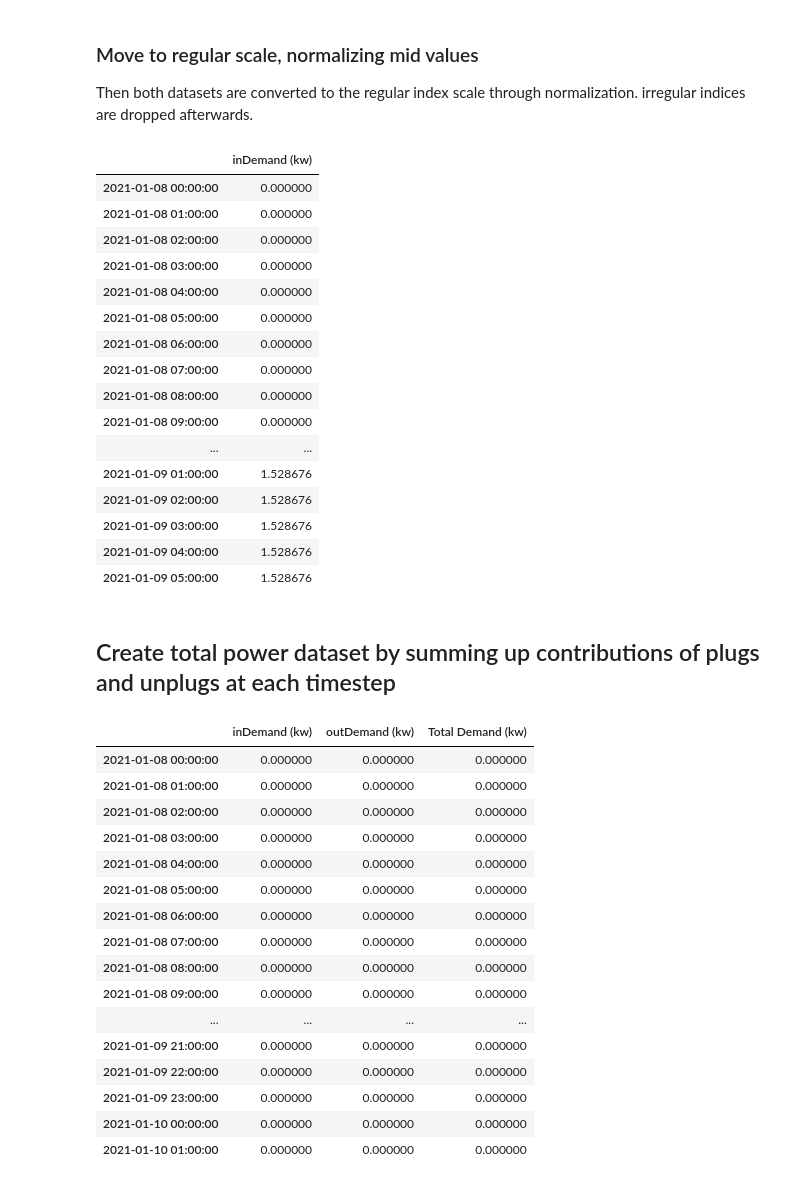
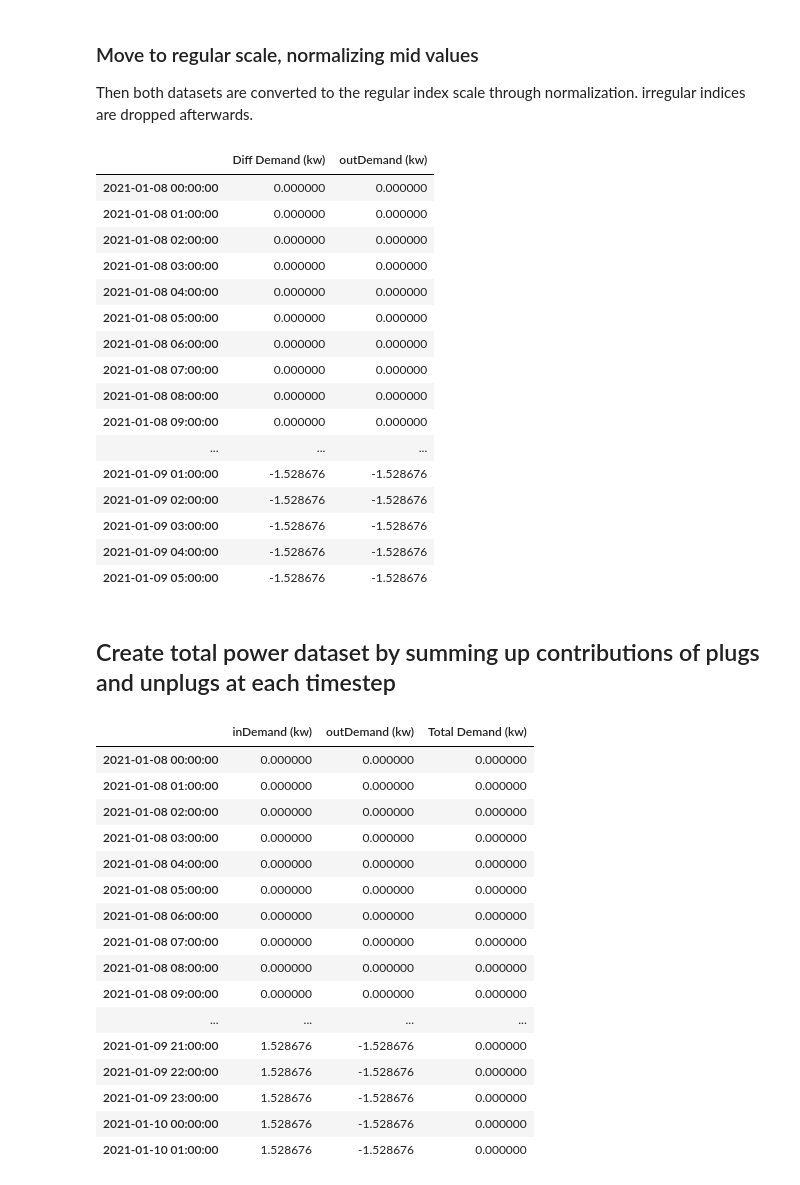
Before and after one commit to I-NERGY/DeepTSF, a Jupyter notebook: PILOT5_HERON/etl.ipynb, the cells around one changed output. Saved outputs shown, nothing was run; the diff lists cells and outputs as text; code cells hidden in the pictures.

Commit message:
- ETL step for creation of regular demand tseries
Former-commit-id: 930a1b3cfdc23363dd03ae196db0699d6900bd5c

```diff
--- a/PILOT5_HERON/etl.ipynb
+++ b/PILOT5_HERON/etl.ipynb
@@ -8,7 +8,7 @@ import numpy as np
 series_csv = "../../HERON/20210101_to_20211014/EVB-P1941076_Heron_Parking.csv"
 # series_csv = "../../HERON/20210101_to_20211014/EVB-P1941076_Heron_Parking.csv"
 # Choose output file frequency / resolution in minutes
-resolution = 60
+resolution = 15
 
 # Output name
 output_csv = f"{series_csv.split('/')[-1].split('.')[0]}_mean_demand_20210102_to_20211013_{str(resolution)+'min'}.csv"
@@ -158,40 +158,44 @@ Then both datasets are converted to the regular index scale through normalizatio
 # %%
 # in
 for index, row in plug_aligned.iterrows():
-    if index.minute != 0:  # track irregular indices
+    if index.minute % resolution == 0:  # track irregular indices
         location = plug_aligned.index.get_loc(index)  # keep location as int
         # calculate normalized value proportionally
-        normalized_value = plug_aligned.loc[index] * (1- index.minute / resolution)
+        normalized_value = plug_aligned.loc[index]["inDemand (kw)"] - \
+            plug_aligned.loc[index]["Diff Demand (kw)"] * (1 - index.minute / resolution)
         plug_aligned.drop(index, inplace=True)  # drop irregular index
         # assign normalized value to the previous regular index
         plug_aligned.iloc[location-1] = normalized_value
 
 # out
 for index, row in unplug_aligned.iterrows():
-    if index.minute != 0:  # track irregular indices
+    if index.minute % resolution == 0:  # track irregular indices
         location = unplug_aligned.index.get_loc(index)  # keep location as int
         # calculate normalized value proportionally
-        normalized_value = unplug_aligned.loc[index] * (1 + index.minute / resolution)
-        normalized_value = - plug_aligned.loc[index]
+        # normalized_value = unplug_aligned.loc[index] * (index.minute / resolution)
+        normalized_value = unplug_aligned.loc[index]["outDemand (kw)"] - \
+            unplug_aligned.loc[index]["Diff Demand (kw)"] * (index.minute / resolution)
+        # normalized_value = - plug_aligned.loc[plug_aligned.index[location-1]]
         unplug_aligned.drop(index, inplace=True)  # drop irregular index
         # assign normalized value to the previous regular index
         unplug_aligned.iloc[location-1] = normalized_value
-plug_aligned.head(30)
+
+unplug_aligned.head(30)
 # %% [output]
-|  | inDemand (kw) |
-| 2021-01-08 00:00:00 | 0.000000 |
-| 2021-01-08 01:00:00 | 0.000000 |
-| 2021-01-08 02:00:00 | 0.000000 |
-| 2021-01-08 03:00:00 | 0.000000 |
-| 2021-01-08 04:00:00 | 0.000000 |
-| 2021-01-08 05:00:00 | 0.000000 |
-| 2021-01-08 06:00:00 | 0.000000 |
-| 2021-01-08 07:00:00 | 0.000000 |
-| 2021-01-08 08:00:00 | 0.000000 |
-| 2021-01-08 09:00:00 | 0.000000 |
-| ... | ... |
-| 2021-01-09 01:00:00 | 1.528676 |
-| 2021-01-09 02:00:00 | 1.528676 |
-| 2021-01-09 03:00:00 | 1.528676 |
-| 2021-01-09 04:00:00 | 1.528676 |
-| 2021-01-09 05:00:00 | 1.528676 |
+|  | Diff Demand (kw) | outDemand (kw) |
+| 2021-01-08 00:00:00 | 0.000000 | 0.000000 |
+| 2021-01-08 01:00:00 | 0.000000 | 0.000000 |
+| 2021-01-08 02:00:00 | 0.000000 | 0.000000 |
+| 2021-01-08 03:00:00 | 0.000000 | 0.000000 |
+| 2021-01-08 04:00:00 | 0.000000 | 0.000000 |
+| 2021-01-08 05:00:00 | 0.000000 | 0.000000 |
+| 2021-01-08 06:00:00 | 0.000000 | 0.000000 |
+| 2021-01-08 07:00:00 | 0.000000 | 0.000000 |
+| 2021-01-08 08:00:00 | 0.000000 | 0.000000 |
+| 2021-01-08 09:00:00 | 0.000000 | 0.000000 |
+| ... | ... | ... |
+| 2021-01-09 01:00:00 | -1.528676 | -1.528676 |
+| 2021-01-09 02:00:00 | -1.528676 | -1.528676 |
+| 2021-01-09 03:00:00 | -1.528676 | -1.528676 |
+| 2021-01-09 04:00:00 | -1.528676 | -1.528676 |
+| 2021-01-09 05:00:00 | -1.528676 | -1.528676 |
@@ -201,7 +208,7 @@ plug_aligned.head(30)
 # demand = plug_aligned.add(unplug_aligned, fill_value=0)
 demand = pd.concat([plug_aligned, unplug_aligned], axis=1).fillna(0)
 demand["Total Demand (kw)"] = demand["inDemand (kw)"] + demand["outDemand (kw)"]
-demand[abs(demand["Total Demand (kw)"]) < 1e-3] = 0
+# demand[abs(demand["Total Demand (kw)"]) < 1e-5] = 0
 demand.head(50)
 # %% [output]
 |  | inDemand (kw) | outDemand (kw) | Total Demand (kw) |
@@ -216,10 +223,10 @@ demand.head(50)
 | 2021-01-08 08:00:00 | 0.000000 | 0.000000 | 0.000000 |
 | 2021-01-08 09:00:00 | 0.000000 | 0.000000 | 0.000000 |
 | ... | ... | ... | ... |
-| 2021-01-09 21:00:00 | 0.000000 | 0.000000 | 0.000000 |
-| 2021-01-09 22:00:00 | 0.000000 | 0.000000 | 0.000000 |
-| 2021-01-09 23:00:00 | 0.000000 | 0.000000 | 0.000000 |
-| 2021-01-10 00:00:00 | 0.000000 | 0.000000 | 0.000000 |
-| 2021-01-10 01:00:00 | 0.000000 | 0.000000 | 0.000000 |
+| 2021-01-09 21:00:00 | 1.528676 | -1.528676 | 0.000000 |
+| 2021-01-09 22:00:00 | 1.528676 | -1.528676 | 0.000000 |
+| 2021-01-09 23:00:00 | 1.528676 | -1.528676 | 0.000000 |
+| 2021-01-10 00:00:00 | 1.528676 | -1.528676 | 0.000000 |
+| 2021-01-10 01:00:00 | 1.528676 | -1.528676 | 0.000000 |
 # %%
 demand.to_csv(output_csv)
```
Also changed, not shown: parts of 3 cells of this notebook, 10 other files.
